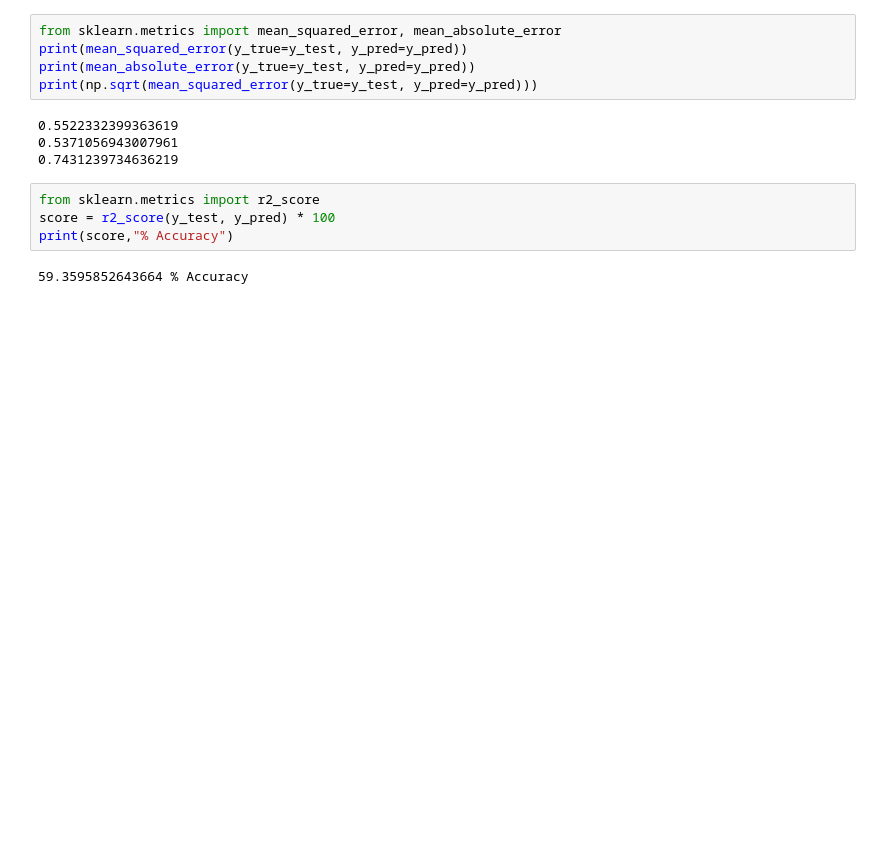
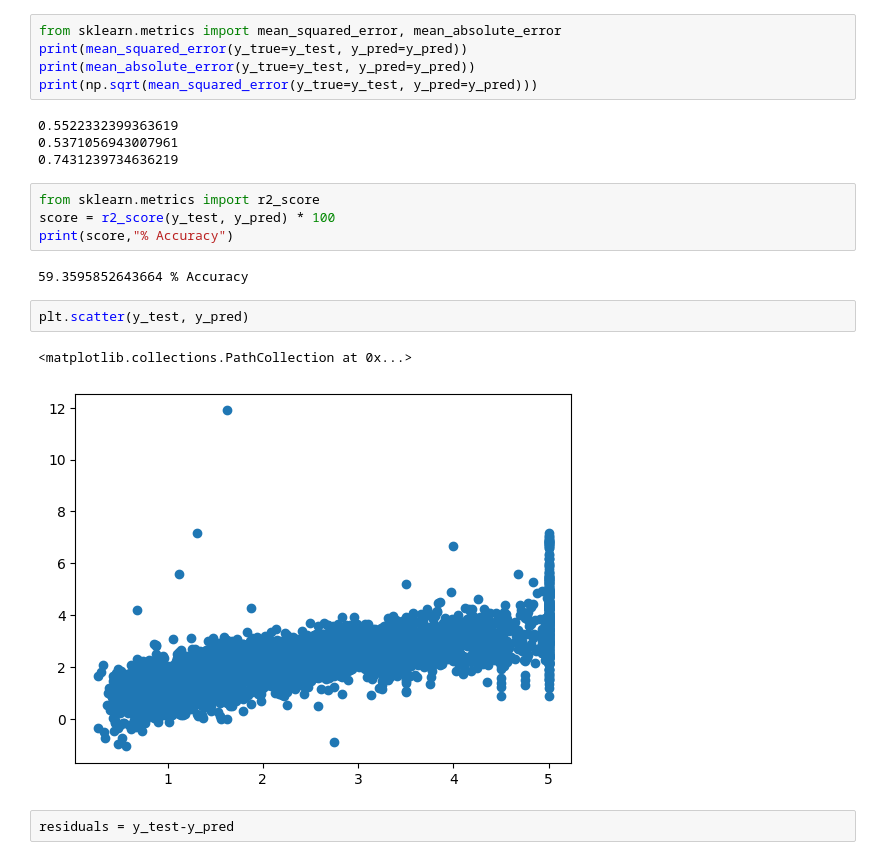
Before and after one commit to z-ABYa/ML, a Jupyter notebook: Linear regression/multiple-lr2.ipynb, the cells around one changed output. Saved outputs shown, nothing was run; the diff lists cells and outputs as text; blank space fills up the shorter version.

```diff
--- a/Linear regression/multiple-lr2.ipynb
+++ b/Linear regression/multiple-lr2.ipynb
@@ -170,3 +170,10 @@ score = r2_score(y_test, y_pred) * 100
 print(score,"% Accuracy")
 # %% [output]
 59.3595852643664 % Accuracy
+# %%
+plt.scatter(y_test, y_pred)
+# %% [output]
+<matplotlib.collections.PathCollection at 0x...>
+[figure, added]
+# %%
+residuals = y_test-y_pred
```
Also changed, not shown: parts of 7 cells of this notebook.
